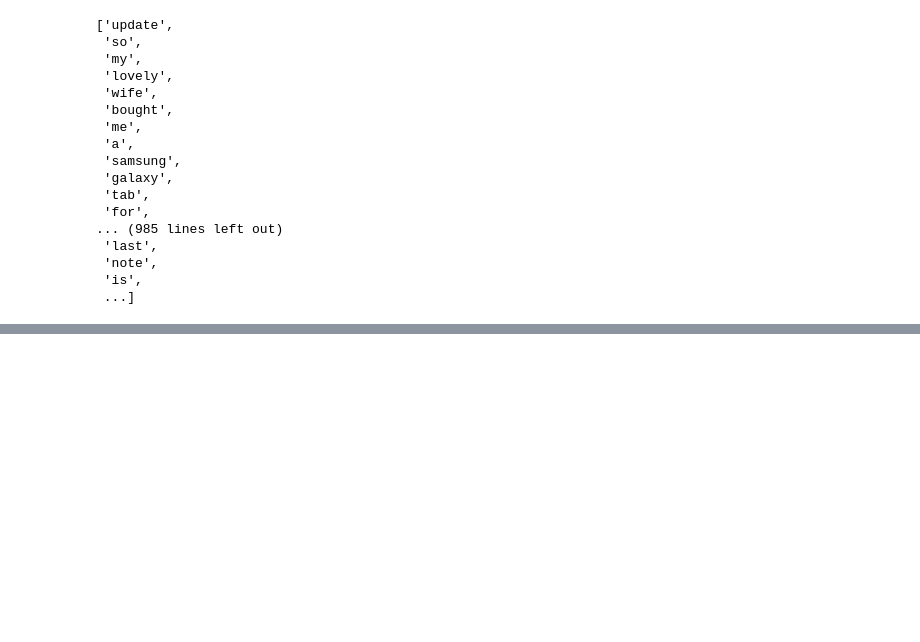
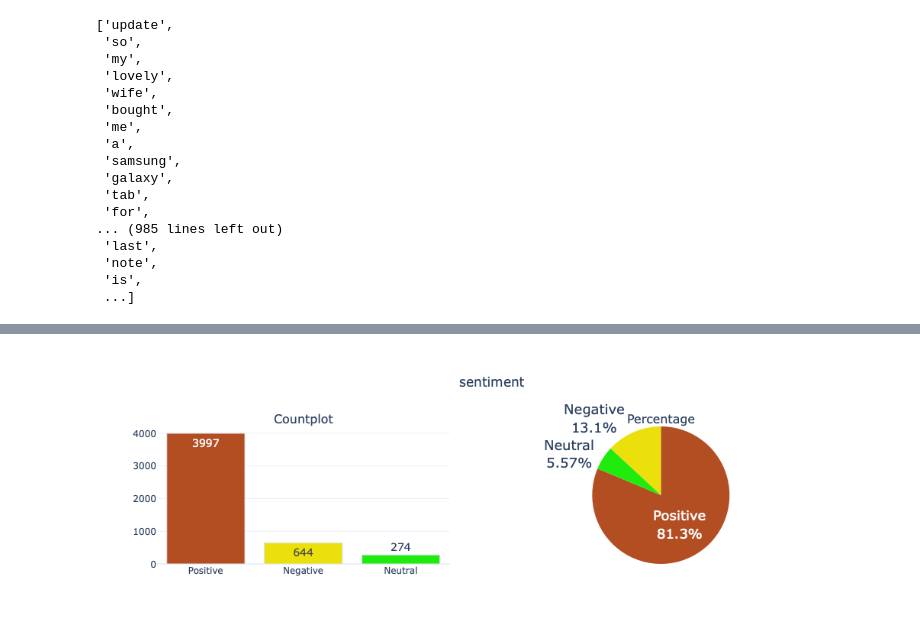
Before and after one commit to kunalmalav/sentimentAnalysisOfAmazonReviews, a Jupyter notebook: Untitled.ipynb, the cells around one changed output, grey strips where cells are left out. Saved outputs shown, nothing was run; the diff lists cells and outputs as text; code cells hidden in the pictures; blank space fills up the shorter version.

Commit message:
Analyze Sentiments

```diff
--- a/Untitled.ipynb
+++ b/Untitled.ipynb
@@ -213,4 +213,6 @@ review_examples
  ...]
 # %%
 rt = lambda x: re.sub("[^a-zA-Z]", ' ', str(x))
-df["reviewText"] = df["rev"]
+df["reviewText"] = df["reviewText"].map(rt)
+df["reviewText"] = df["reviewText"].str.lower()
+df.head()
@@ -216,0 +226,16 @@ df["reviewText"] = df["rev"]
+# %%
+from vaderSentiment.vaderSentiment import SentimentIntensityAnalyzer
+df[['polarity', 'subjectivity']] = df['reviewText'].apply(lambda Text: pd.Series(TextBlob(Text).sentiment))
+
+for index, row in df['reviewText'].iteritems():
+    score = SentimentIntensityAnalyzer().polarity_scores(row)
+    neg = score['neg']
+    neu = score['neu']
+    pos = score['pos']
+
+    if neg > pos:
+        df.loc[index, 'sentiment'] = "Negative"
+    elif pos > neg:
+        df.loc[index, 'sentiment'] = "Positive"
+    else:
+        df.loc[index, 'sentiment'] = "Neutral"
@@ -216,0 +252,4 @@ df["reviewText"] = df["rev"]
+# %%
+categorical_variable_summary(df, 'sentiment')
+# %% [output]
+[figure, added]
```
Also changed, not shown: parts of 2 cells of this notebook.
